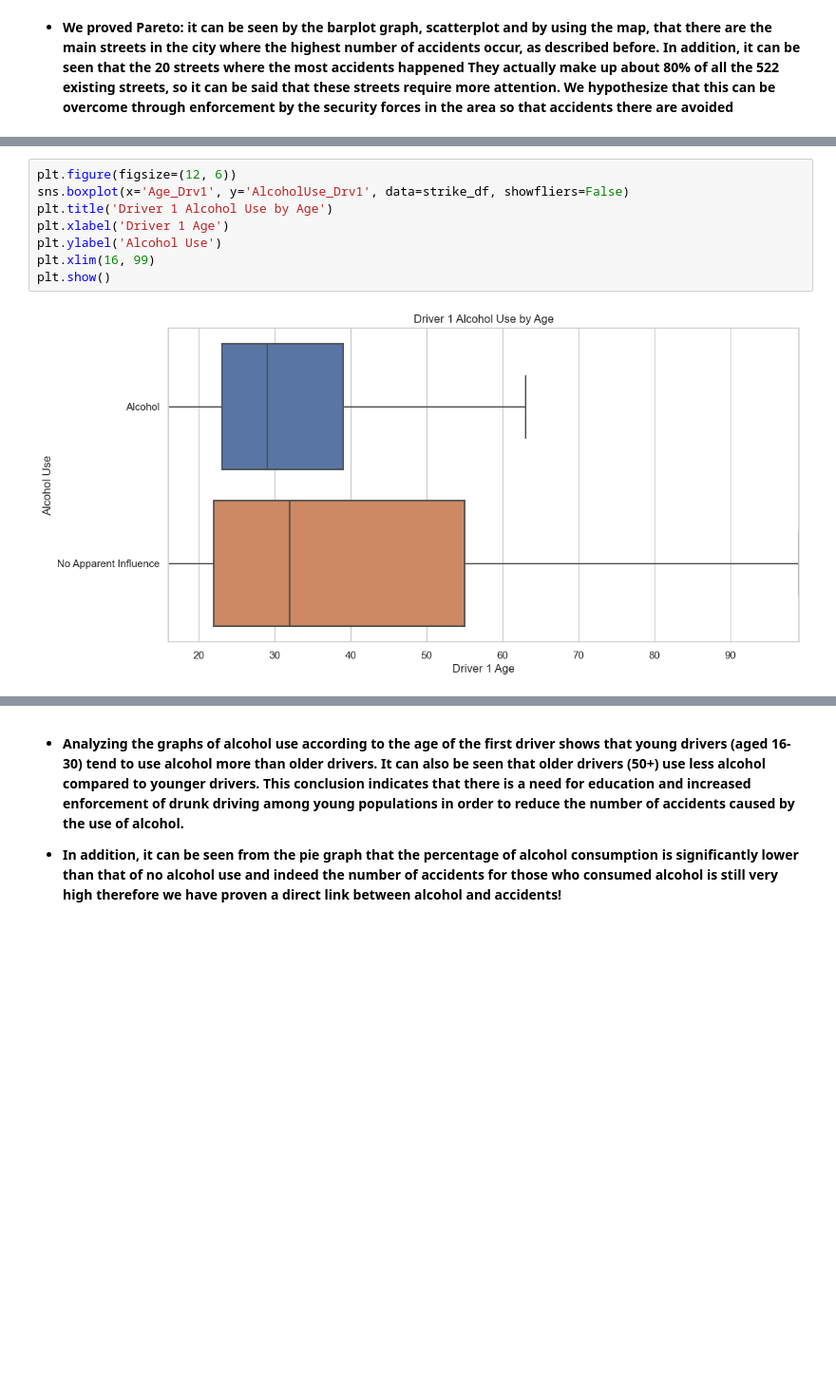
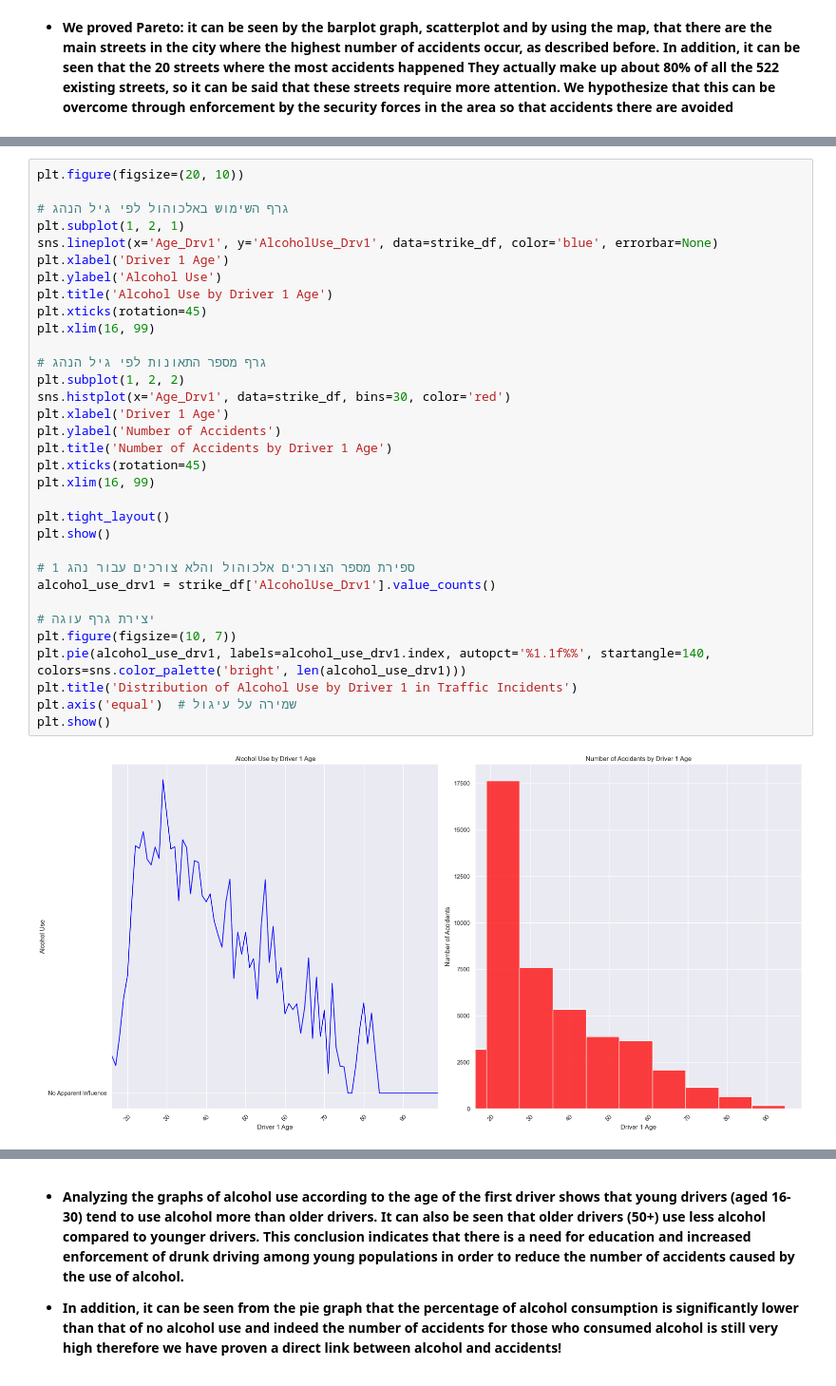
Before and after one commit to oribachar13579/oriandyuval, a Jupyter notebook: project.ipynb, the cells around one changed output, grey strips where cells are left out. Shown at 95% size. Drawn from its saved outputs; the diff is of its cells as text; blank space fills up the shorter version.

```diff
--- a/project.ipynb
+++ b/project.ipynb
@@ -382,10 +298,35 @@ plt.show()
-# %%
-plt.figure(figsize=(12, 6))
-sns.boxplot(x='Age_Drv1', y='AlcoholUse_Drv1', data=strike_df, showfliers=False)
-plt.title('Driver 1 Alcohol Use by Age')
-plt.xlabel('Driver 1 Age')
-plt.ylabel('Alcohol Use')
-plt.xlim(16, 99)
-plt.show()
-# %% [output]
-[figure, removed]
+# %%
+plt.figure(figsize=(20, 10))
+
+# גרף השימוש באלכוהול לפי גיל הנהג
+plt.subplot(1, 2, 1)
+sns.lineplot(x='Age_Drv1', y='AlcoholUse_Drv1', data=strike_df, color='blue', errorbar=None)
+plt.xlabel('Driver 1 Age')
+plt.ylabel('Alcohol Use')
+plt.title('Alcohol Use by Driver 1 Age')
+plt.xticks(rotation=45)
+plt.xlim(16, 99)
+
+# גרף מספר התאונות לפי גיל הנהג
+plt.subplot(1, 2, 2)
+sns.histplot(x='Age_Drv1', data=strike_df, bins=30, color='red')
+plt.xlabel('Driver 1 Age')
+plt.ylabel('Number of Accidents')
+plt.title('Number of Accidents by Driver 1 Age')
+plt.xticks(rotation=45)
+plt.xlim(16, 99)
+
+plt.tight_layout()
+plt.show()
+
+# ספירת מספר הצורכים אלכוהול והלא צורכים עבור נהג 1
+alcohol_use_drv1 = strike_df['AlcoholUse_Drv1'].value_counts()
+
+# יצירת גרף עוגה
+plt.figure(figsize=(10, 7))
+plt.pie(alcohol_use_drv1, labels=alcohol_use_drv1.index, autopct='%1.1f%%', startangle=140, colors=sns.color_palette('bright', len(alcohol_use_drv1)))
+plt.title('Distribution of Alcohol Use by Driver 1 in Traffic Incidents')
+plt.axis('equal')  # שמירה על עיגול
+plt.show()
+# %% [output]
+[figure, added]
```
Also changed, not shown: parts of 33 cells of this notebook.
